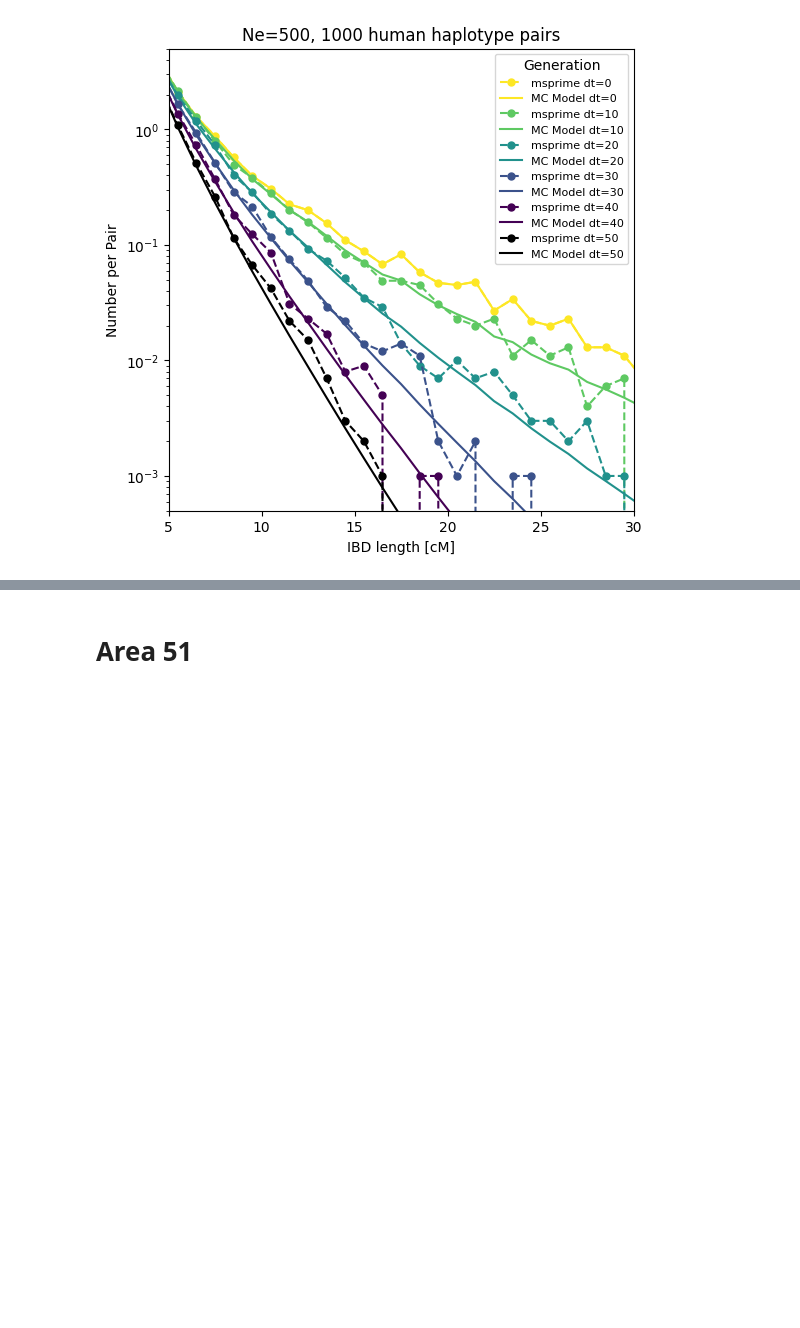
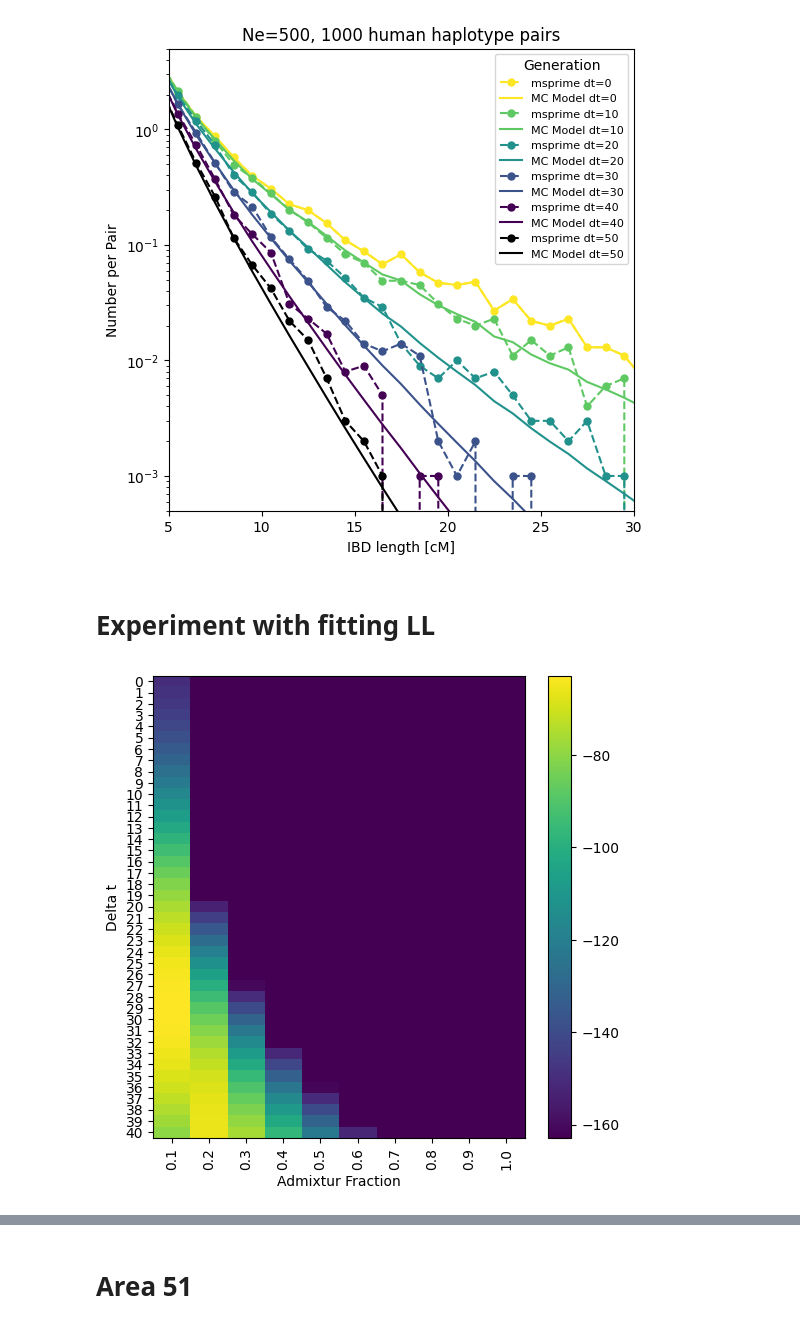
Before and after one commit to hringbauer/ancIBD, a Jupyter notebook: notebook/analyze_ibd/time_sampling/decay_IBD_MC.ipynb, the cells around one changed output, grey strips where cells are left out. Cells and saved outputs as stored; diff of their text form; code cells hidden in the pictures; blank space fills up the shorter version.

```diff
--- a/notebook/analyze_ibd/time_sampling/decay_IBD_MC.ipynb
+++ b/notebook/analyze_ibd/time_sampling/decay_IBD_MC.ipynb
@@ -43,7 +43,8 @@ CPU Count: 128
 
 def get_q_mat(x):
     """Get infinitesimal transition matrix.
-    x: List of bins (edges). In Morgan."""
+    x: List of bins (edges). In Morgan.
+    WARNING: Wrong model q Mat!"""
     n = len(x)
     w = x[1]-x[0] # Width of one Bin
     q = np.ones((n,n)) *w
@@ -72,6 +73,18 @@ def get_q_mat_cpt(x):
     diagonal = -w * np.arange(n) + w
     q = diags([lower, diagonal], offsets=[-1, 0])
     return q
+
+def calc_IBD_decay_delta_t(x, p0, t0=0, te=50, num_t=6):
+    """Calculate IBD sharing after dt steps.
+    t step size is from t0 to te in num_t equal steps
+    te is included
+    x: Bins to use [array n+1, in morgan units]
+    p0: Initial Probability or counts in IBD bins (at dt=0)"""
+    assert(len(x) == len(p0)+1)
+
+    q = get_q_mat1(x)
+    P = expm_multiply(q.T, p0, start=t0, stop=te, num=num_t, endpoint=True)
+    return P
 # %%
 x = np.linspace(0,19,191)/100 # Morgan Grid
 q = get_q_mat(x)
@@ -324,5 +325,9 @@ def calc_IBD_decay_delta_t(x, p0, t0=0, te=50, num_t=6):
 Use 0.1cm bins
 # %%
+dts = [0,10,20,30,40,50]
+#x1=np.linspace(0,250,251)*0.01
+x1=np.linspace(0,250,2501)*0.01 # in 0.1cm bins
+
 df_ibds = [produce_ind_ibd_dfs_reps(loadfolder = f"./git/hapBLOCK/output/deltaTsim/ne500_00_d{dt}/",
                                      nes = [500], reps = 10, inds = 100) for dt in dts]
 y = np.array([get_ibd_sharing_prob(df_ibd,x1,n_pairs=1000) for df_ibd in df_ibds])
@@ -376,3 +385,5 @@ plt.show()
 # %% [output]
 Saved to ./git/hapBLOCK/figs/dt_sims/df_sim_ne500_r10_ind100_dt0-50.pdf
 [figure]
+# %% [markdown]
+# Experiment with fitting LL
@@ -378,0 +445,28 @@ Saved to ./git/hapBLOCK/figs/dt_sims/df_sim_ne500_r10_ind100_dt0-50.pdf
+# %%
+bins = np.linspace(0,250,2501)*0.01
+
+mat_ll = fit_dt_a_ibd0(p0=y[0,:], p_across=0.1 * y[3,:], npairs_across=1000,
+              bins=bins, te = 40, num_t = 41, a_list=np.linspace(0.1,1,10))
+# %%
+xticks = np.linspace(0.1,1.0,10)
+yticks = np.linspace(0,40,41).astype('int')
+
+plt.figure(figsize=(6,6))
+#ax = plt.gca()
+maxll = np.max(mat_ll)
+plt.imshow(mat_ll[:,:], interpolation='none', aspect="auto", vmin=maxll-100)
+plt.colorbar(orientation='vertical')
+ax=plt.gca()
+
+### Tick business
+ax.set_xticks(np.arange(len(xticks)))
+ax.set_xticklabels([str(round(float(l), 2)) for l in xticks], rotation=90)
+ax.set_xlabel("Admixture Fraction")
+
+ax.set_yticks(np.arange(len(yticks)))
+ax.set_yticklabels(yticks)
+ax.set_ylabel("Delta t")
+#ax.xaxis.set_major_formatter(FormatStrFormatter('%.2f'))
+plt.show()
+# %% [output]
+[figure, added]
```
Also changed, not shown: parts of 7 cells of this notebook, 1 other file.
